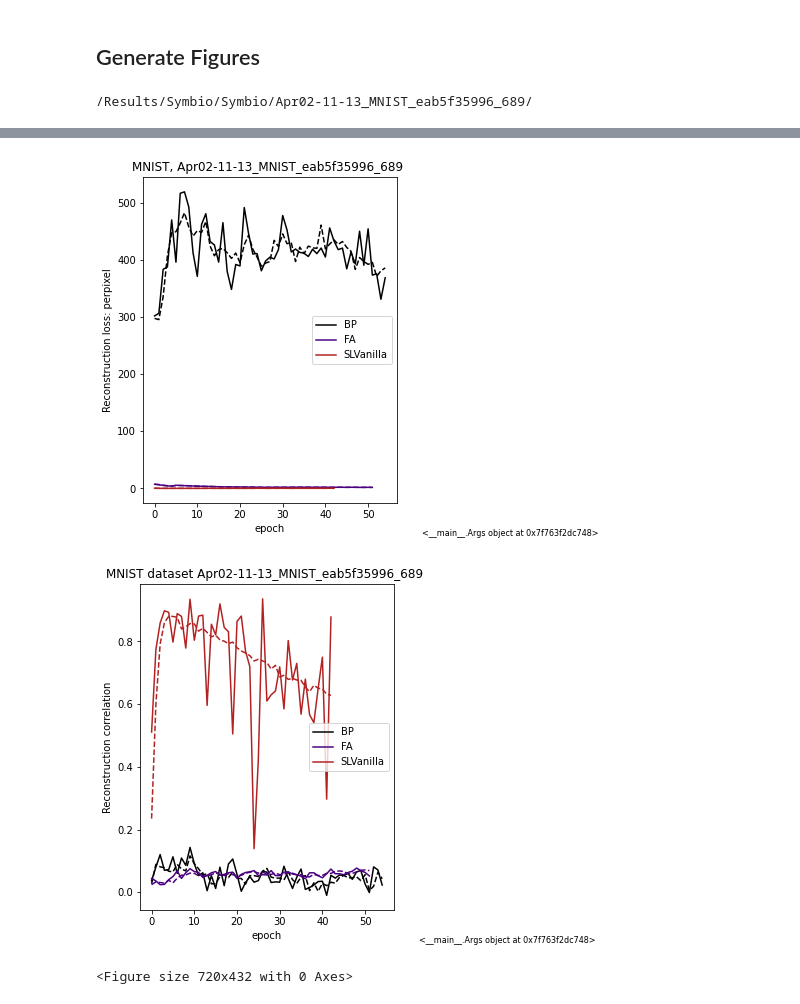
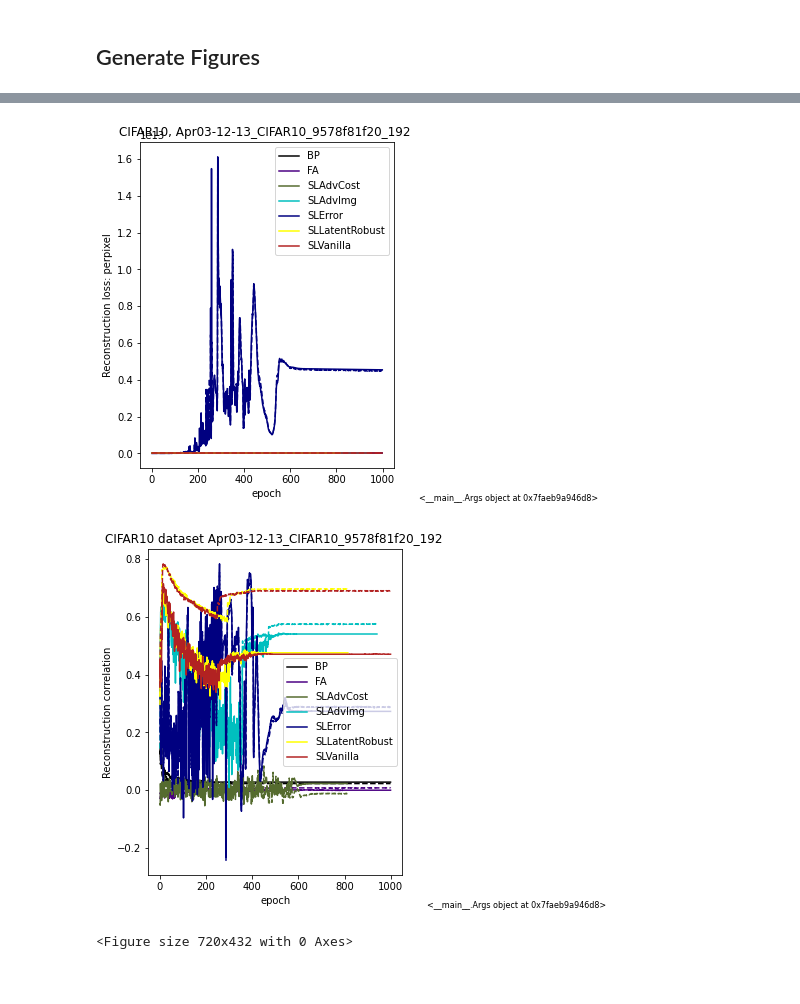
Before and after one commit to toosi/Feedback_Feedforward_Alignment, a Jupyter notebook: draft.ipynb, the cells around one changed output, grey strips where cells are left out. Cells and saved outputs as stored; diff of their text form; code cells hidden in the pictures.

```diff
--- a/draft.ipynb
+++ b/draft.ipynb
@@ -1,8 +1,8 @@
 # %%
-runname='Apr01-18-46_CIFAR10_eab5f35996_501'
+runname='Apr21-14-25_MNIST_9578f81f20_322'
 class Args:
     config_file = '/home/tt2684/Research/Results/Symbio/Symbio/%s/configs.yml'%runname
-    method = 'SLVanilla'
+    method = 'IA'#'SLVanilla'
 # %%
 
 import argparse
@@ -1458,7 +1460,7 @@ KeyboardInterrupt:
 # %% [markdown]
 ## Generate Figures
 # %%
-runname = 'Apr02-11-13_MNIST_eab5f35996_689' #'Apr01-18-30_CIFAR10_eab5f35996_115'
+runname = 'Apr03-12-13_CIFAR10_9578f81f20_192' #'Apr01-18-30_CIFAR10_eab5f35996_115'
 # %%
 import numpy as np
 import pandas as pd
@@ -1505,8 +1507,6 @@ if not(hasattr(args, 'databasedir')):
     project = 'Symbio'#'SYY_MNIST'
     arch = 'E%sD%s'%(args.arche, args.archd)
     args.databasedir  = path_prefix+'/Results/database/%s/%s/%s/'%(project,arch,args.dataset)
-# %% [output]
-/Results/Symbio/Symbio/Apr02-11-13_MNIST_eab5f35996_689/
 # %%
 
 %matplotlib inline
@@ -1584,6 +1584,7 @@ else:
     Train_lossl = {}
     Test_corrd = {}
     Train_corrd = {}
+    Learning_rate = {}
 
     Align_corr_first = {}
     Align_corr_last = {}
@@ -1593,7 +1594,6 @@ else:
 
     Forward_norm_first = {}
     Forward_norm_last = {}
-
 
     existing_methods = []
     for method in  methods:
@@ -1613,6 +1613,8 @@ else:
 
                 Test_corrd.update({method:results['Test_corrd']})
                 Train_corrd.update({method:results['Train_corrd']})
+
+                Learning_rate.update({method:results['lrF']})
 
                 Align_corr_first.update({method:results['Alignments_corrs_first_layer']})
                 Align_corr_last.update({method:results['Alignments_corrs_last_layer']})
@@ -1911,5 +1913,5 @@ FA           93.379    1.699141  615.737505      0.052     52
-[figure, old version]
+[figure, new version]
-[figure, old version]
+[figure, new version]
 <Figure size 720x432 with 0 Axes>
 # %%
  existing_methods
```
Also changed, not shown: parts of 15 cells of this notebook, 7 other files.
